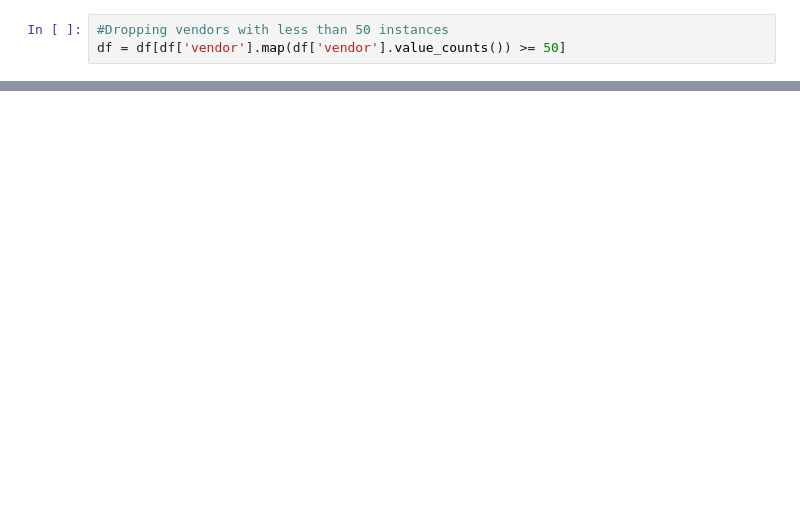
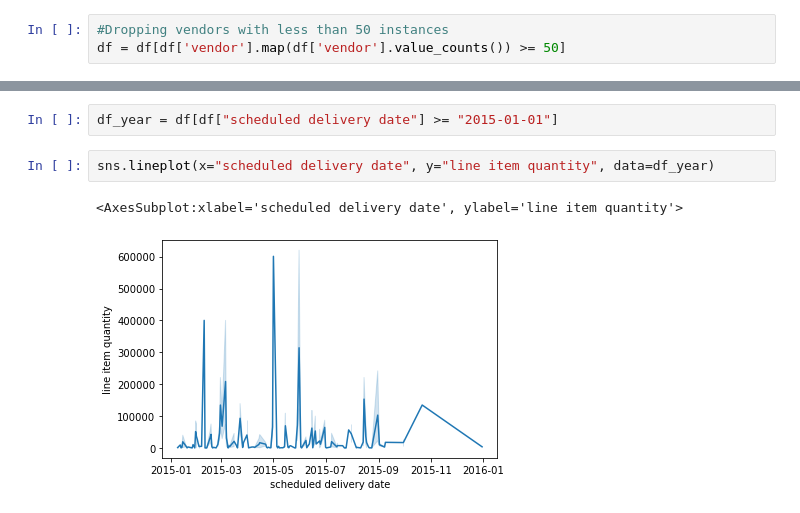
Before and after one commit to SBeyzaU/Demand-Forecasting, a Jupyter notebook: Working.ipynb, the cells around one changed output, grey strips where cells are left out. Drawn from its saved outputs; the diff is of its cells as text; blank space fills up the shorter version.

```diff
--- a/Working.ipynb
+++ b/Working.ipynb
@@ -248,0 +320,7 @@ df.head()#SANITY CHECK
+# %%
+df_year = df[df["scheduled delivery date"] >= "2015-01-01"]
+# %%
+sns.lineplot(x="scheduled delivery date", y="line item quantity", data=df_year)
+# %% [output]
+<AxesSubplot:xlabel='scheduled delivery date', ylabel='line item quantity'>
+[figure, added]
```
Also changed, not shown: parts of 32 cells of this notebook.
